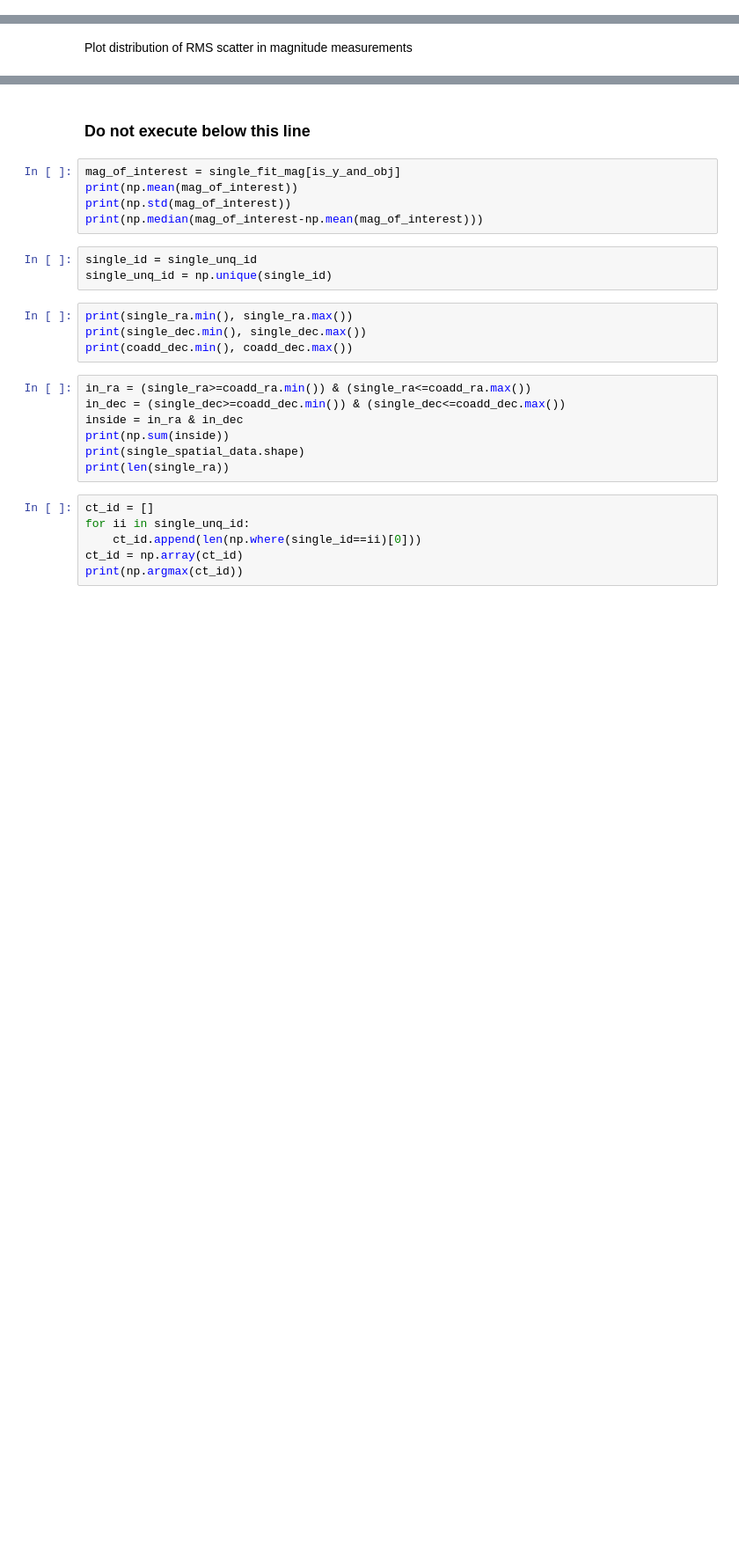
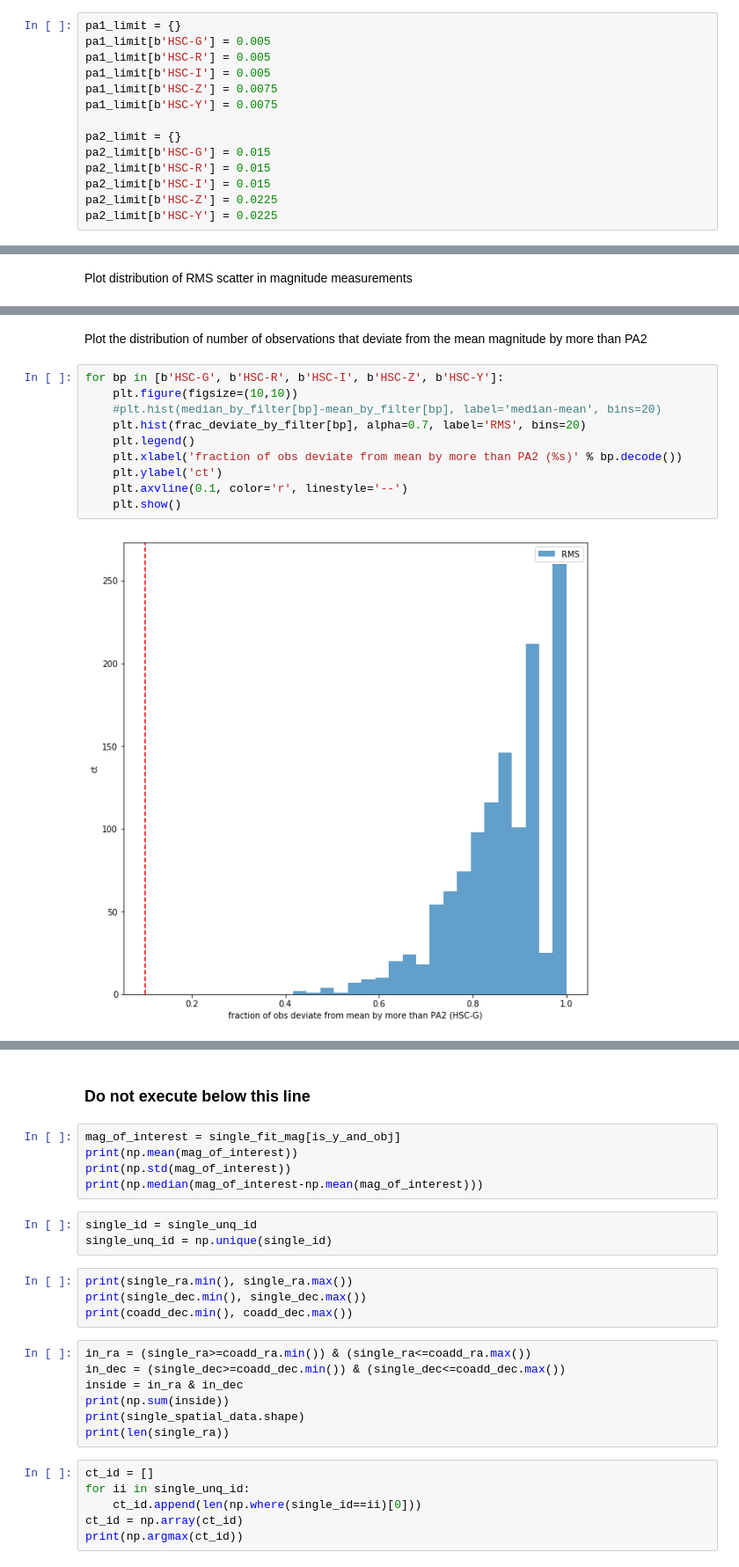
Before and after one commit to lsst-com/requirements_notebooks, a Jupyter notebook: TestCases/LVV-T389.ipynb, the cells around one changed output, grey strips where cells are left out. Shown: that part at 88% size. Drawn from its saved outputs; the diff is of its cells as text; blank space fills up the shorter version.

```diff
--- a/TestCases/LVV-T389.ipynb
+++ b/TestCases/LVV-T389.ipynb
@@ -334,3 +337,17 @@ single_fit_filter = single_filter[valid]
+# %%
+pa1_limit = {}
+pa1_limit[b'HSC-G'] = 0.005
+pa1_limit[b'HSC-R'] = 0.005
+pa1_limit[b'HSC-I'] = 0.005
+pa1_limit[b'HSC-Z'] = 0.0075
+pa1_limit[b'HSC-Y'] = 0.0075
+
+pa2_limit = {}
+pa2_limit[b'HSC-G'] = 0.015
+pa2_limit[b'HSC-R'] = 0.015
+pa2_limit[b'HSC-I'] = 0.015
+pa2_limit[b'HSC-Z'] = 0.0225
+pa2_limit[b'HSC-Y'] = 0.0225
 # %% [markdown]
 Find the relevant statistics of each source's measured magnitude distributions
 # %%
@@ -386,0 +424,14 @@ for bp in [b'HSC-G', b'HSC-R', b'HSC-I', b'HSC-Z', b'HSC-Y']:
+# %% [markdown]
+Plot the distribution of number of observations that deviate from the mean magnitude by more than PA2
+# %%
+for bp in [b'HSC-G', b'HSC-R', b'HSC-I', b'HSC-Z', b'HSC-Y']:
+    plt.figure(figsize=(10,10))
+    #plt.hist(median_by_filter[bp]-mean_by_filter[bp], label='median-mean', bins=20)
+    plt.hist(frac_deviate_by_filter[bp], alpha=0.7, label='RMS', bins=20)
+    plt.legend()
+    plt.xlabel('fraction of obs deviate from mean by more than PA2 (%s)' % bp.decode())
+    plt.ylabel('ct')
+    plt.axvline(0.1, color='r', linestyle='--')
+    plt.show()
+# %% [output]
+[figure, added]
```
Also changed, not shown: parts of 14 cells of this notebook.
